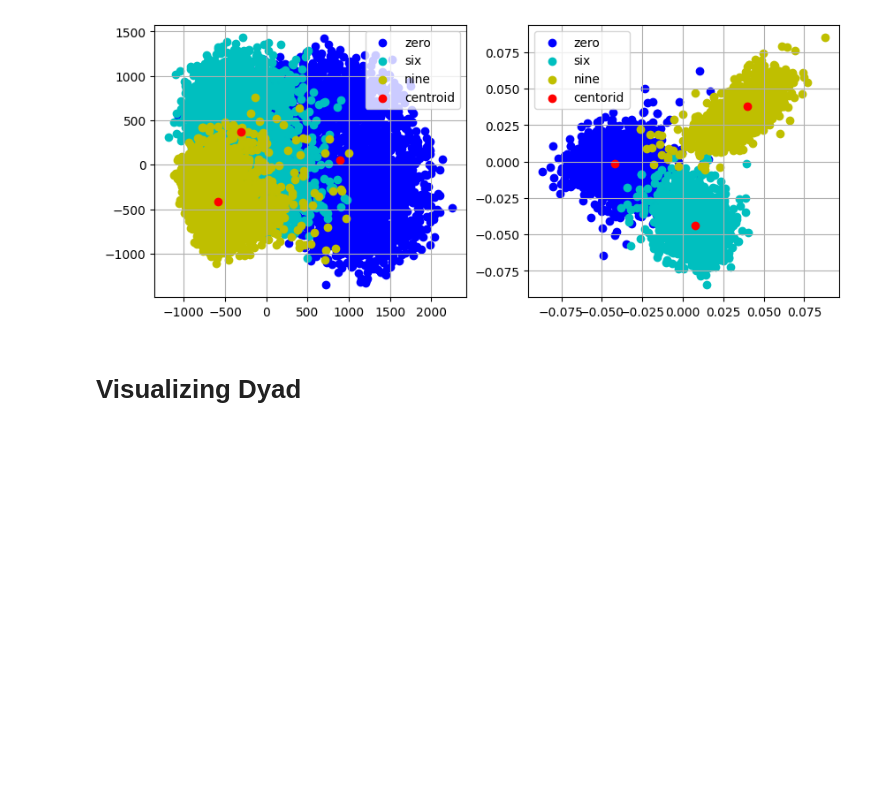
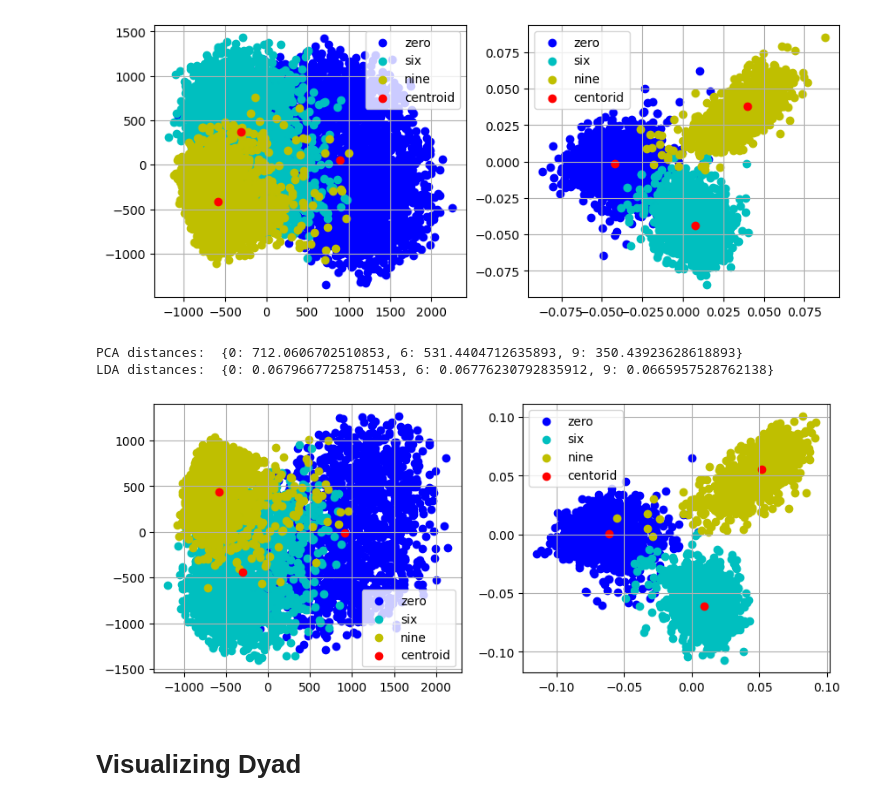
Before and after one commit to francesco-source/Artificial-Intelligence-UNIBO, a Jupyter notebook: Statistical_and_mathematical_methods_for_AI/Exercises/Exercise2.ipynb, the cells around one changed output. Cells and saved outputs as stored; diff of their text form; code cells hidden in the pictures; blank space fills up the shorter version.

```diff
--- a/Statistical_and_mathematical_methods_for_AI/Exercises/Exercise2.ipynb
+++ b/Statistical_and_mathematical_methods_for_AI/Exercises/Exercise2.ipynb
@@ -207,6 +217,12 @@ Plot_PCA_LDA(Ytrain,PCA(Xtrain,Ytrain,2),LDA(Xtrain,Ytrain,2))
 PCA distances:  {0: 745.1425709702971, 6: 542.1446990054053, 9: 370.6675261406291}
 LDA distances:  {0: 0.048432422072039974, 6: 0.04831138469387426, 9: 0.04800423003200269}
 [figure]
+# %%
+Plot_PCA_LDA(Ytest,PCA(Xtest,Ytest,2),LDA(Xtest,Ytest,2))
+# %% [output]
+PCA distances:  {0: 712.0606702510853, 6: 531.4404712635893, 9: 350.43923628618893}
+LDA distances:  {0: 0.06796677258751453, 6: 0.06776230792835912, 9: 0.0665957528762138}
+[figure, added]
 # %% [markdown]
 # Visualizing Dyad
 # %%
```
Also changed, not shown: parts of 1 cell of this notebook, 1 other file.
